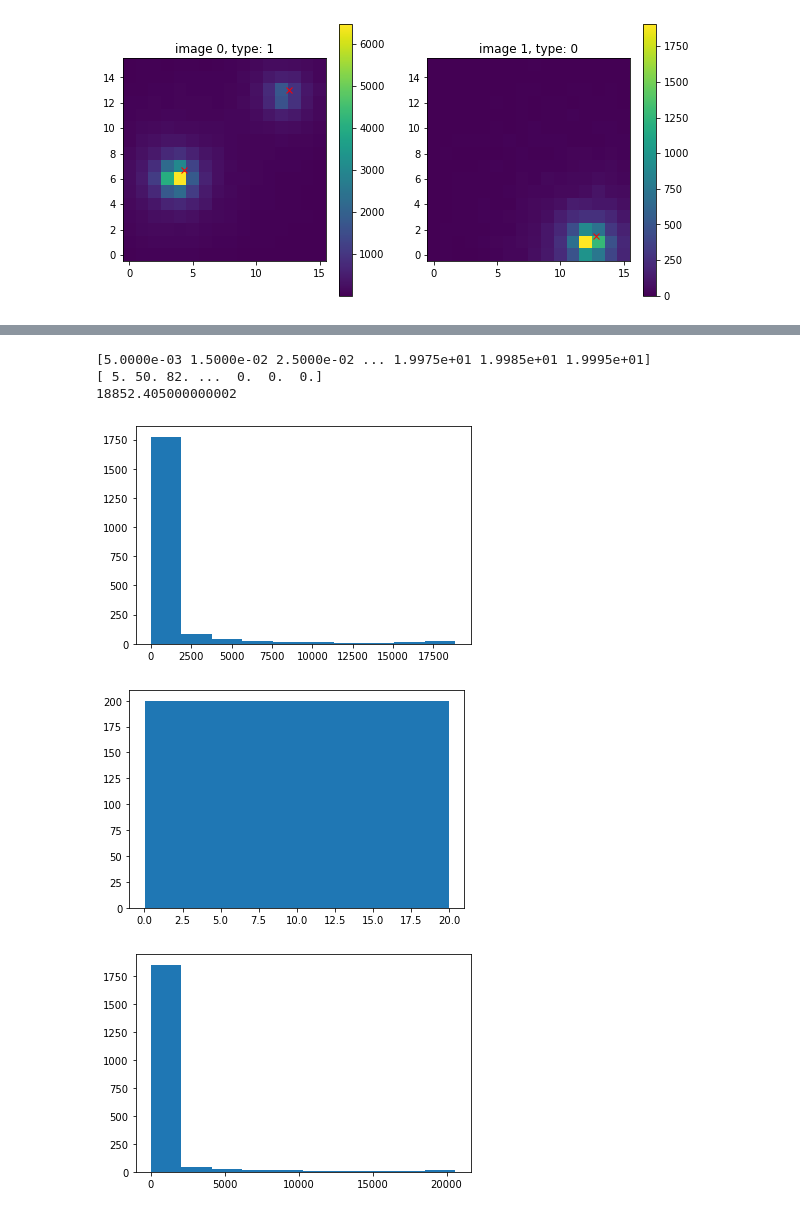
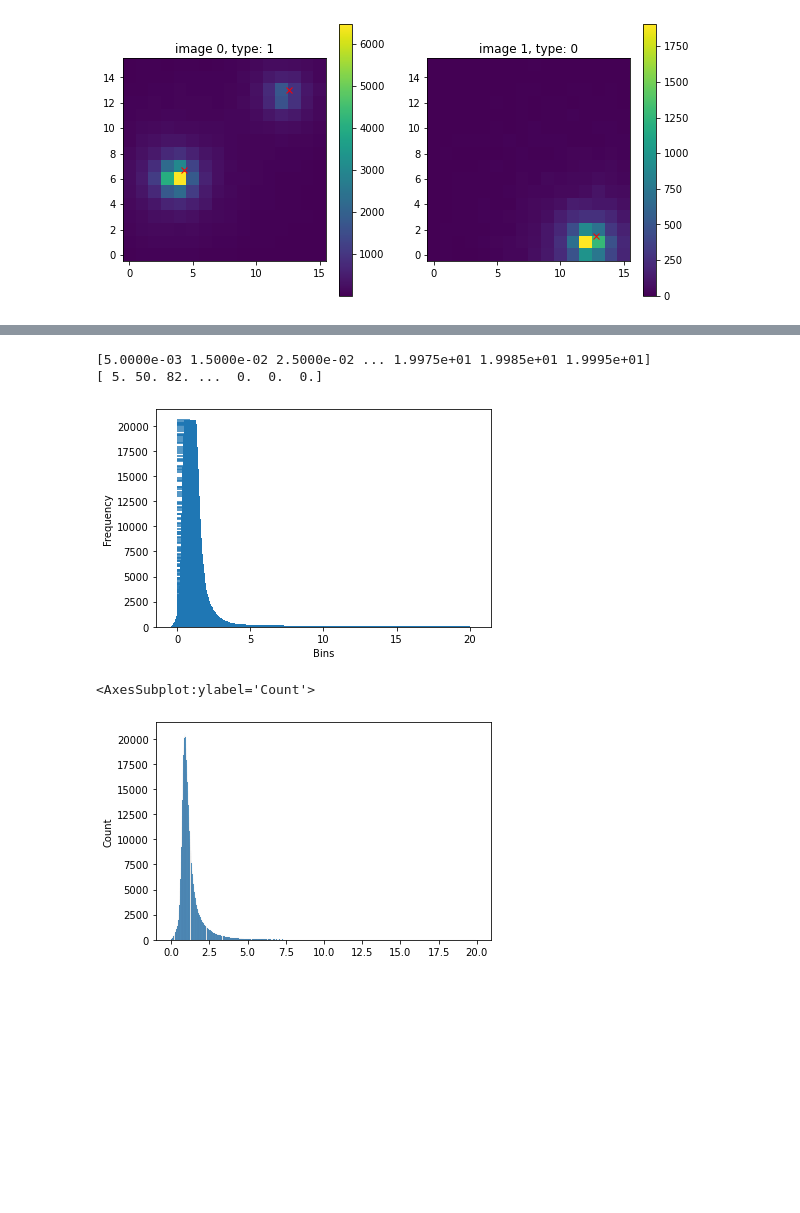
Before and after one commit to achartley/master_analysis, a Jupyter notebook: notebooks/classification/noise_addition.ipynb, the cells around one changed output, grey strips where cells are left out. Cells and saved outputs as stored; diff of their text form; code cells hidden in the pictures; blank space fills up the shorter version.

```diff
--- a/notebooks/classification/noise_addition.ipynb
+++ b/notebooks/classification/noise_addition.ipynb
@@ -147,22 +147,34 @@ sns.histplot(dist)
-# %%
-rdfile = np.genfromtxt("../../data/real/ratiodist.txt")
-print(rdfile[:,0])
-print(rdfile[:,1])
-print(max(rdfile[:,0]*rdfile[:,1]))
-
-num_bins = len(rdfile)
-x = rdfile[:,0]*rdfile[:,1]
-plt.hist(x)
-plt.show()
-plt.hist(rdfile[:,0])
-plt.show()
-plt.hist(rdfile[:,1])
-plt.show()
-# %% [output]
-[5.0000e-03 1.5000e-02 2.5000e-02 ... 1.9975e+01 1.9985e+01 1.9995e+01]
-[ 5. 50. 82. ...  0.  0.  0.]
-18852.405000000002
-[figure, removed]
-[figure, removed]
-[figure, removed]
+# %%
+rdfile = np.genfromtxt("../../data/real/ratiodist.txt")
+print(rdfile[:,0])
+print(rdfile[:,1])
+
+def gen_dist(x,y):
+    dist = []
+    for i in range(len(x)):
+        for j in range(y[i]):
+            dist.append(x[i])
+    return dist
+
+
+
+x = rdfile[:,0]
+y = list(map(int,rdfile[:,1]))
+
+plt.bar(x,y,align='center') # A bar chart
+plt.xlabel('Bins')
+plt.ylabel('Frequency')
+for i in range(len(y)):
+    plt.hlines(y[i],0,x[i]) # Here you are drawing the horizontal lines
+plt.show()
+
+sns.histplot(gen_dist(x,y))
+
+#print(gen_dist(x,y))
+# %% [output]
+[5.0000e-03 1.5000e-02 2.5000e-02 ... 1.9975e+01 1.9985e+01 1.9995e+01]
+[ 5. 50. 82. ...  0.  0.  0.]
+[figure, added]
+<AxesSubplot:ylabel='Count'>
+[figure, added]
 # %%
```
Also changed, not shown: parts of 8 cells of this notebook.
